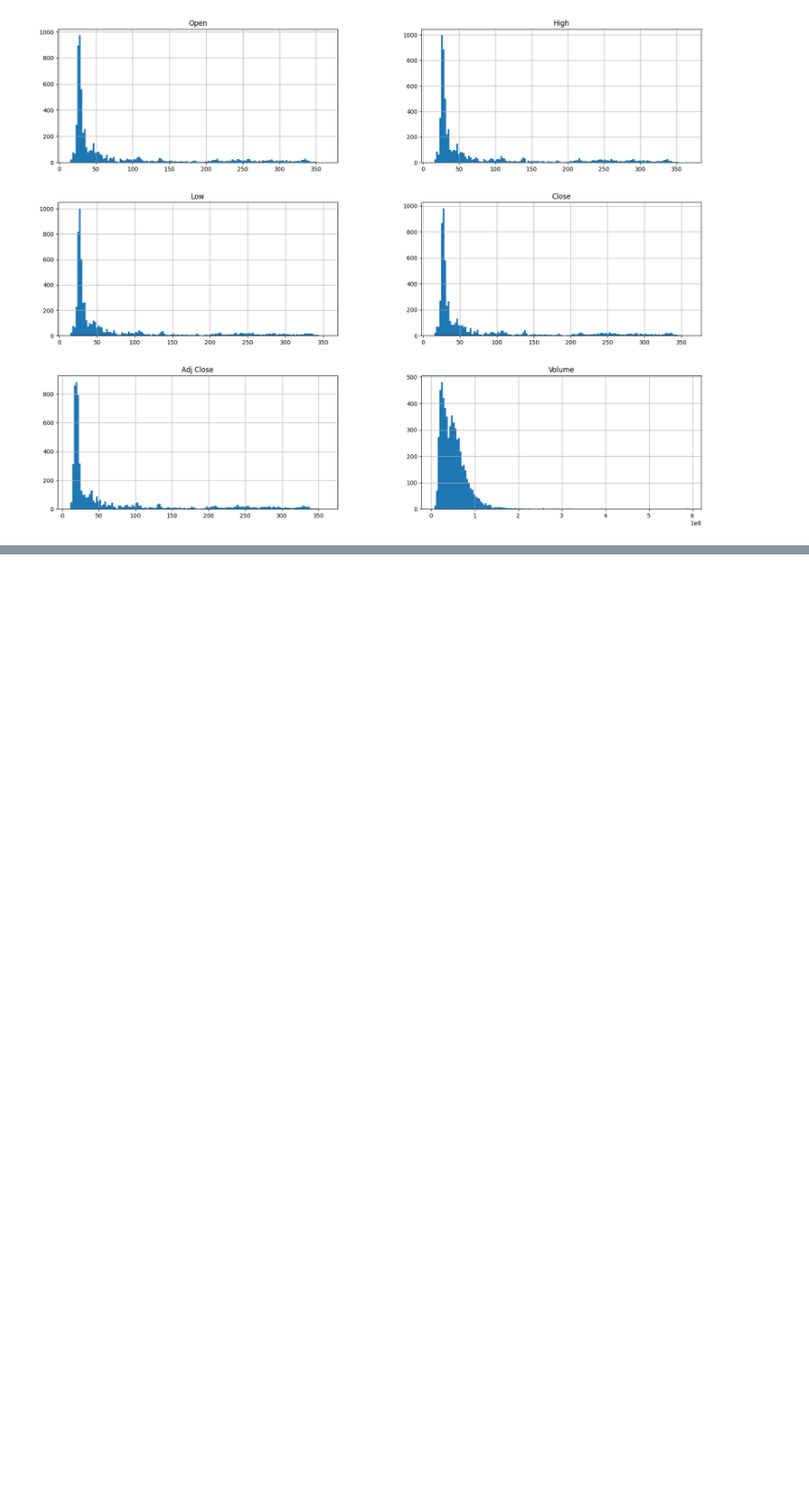
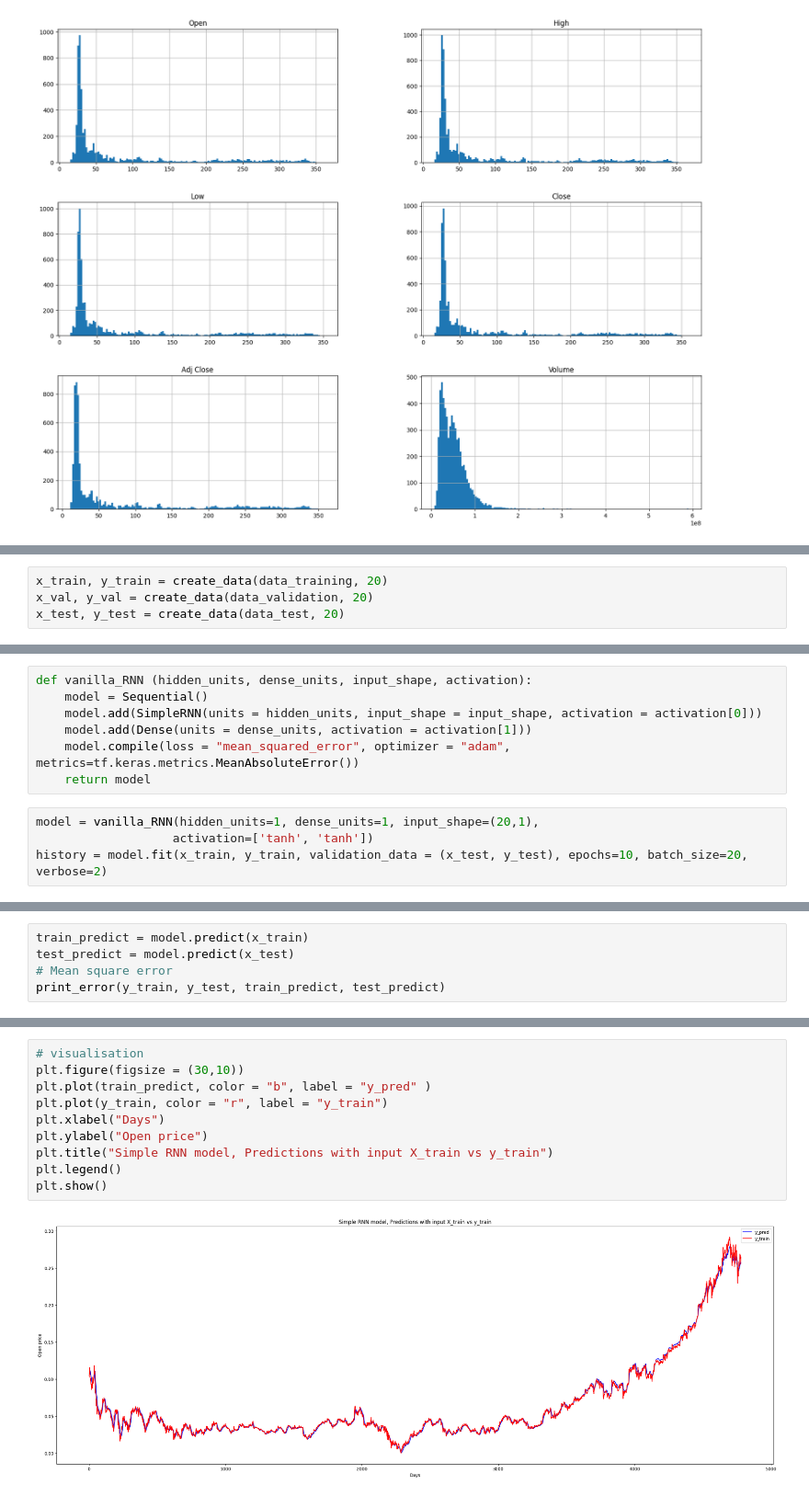
Before and after one commit to KaneZhao/deep-learning-assignments, a Jupyter notebook: assignment3/Assignment3.ipynb, the cells around one changed output, grey strips where cells are left out. Shown at 92% size. Saved outputs shown, nothing was run; the diff lists cells and outputs as text; blank space fills up the shorter version.

Commit message:
add vanilla RNN

```diff
--- a/assignment3/Assignment3.ipynb
+++ b/assignment3/Assignment3.ipynb
@@ -94,0 +147,4 @@ print(len(test_data))
+# %%
+x_train, y_train = create_data(data_training, 20)
+x_val, y_val = create_data(data_validation, 20)
+x_test, y_test = create_data(data_test, 20)
@@ -94,0 +192,11 @@ print(len(test_data))
+# %%
+def vanilla_RNN (hidden_units, dense_units, input_shape, activation):
+    model = Sequential()
+    model.add(SimpleRNN(units = hidden_units, input_shape = input_shape, activation = activation[0]))
+    model.add(Dense(units = dense_units, activation = activation[1]))
+    model.compile(loss = "mean_squared_error", optimizer = "adam", metrics=tf.keras.metrics.MeanAbsoluteError())
+    return model
+# %%
+model = vanilla_RNN(hidden_units=1, dense_units=1, input_shape=(20,1),
+                   activation=['tanh', 'tanh'])
+history = model.fit(x_train, y_train, validation_data = (x_test, y_test), epochs=10, batch_size=20, verbose=2)
@@ -94,0 +224,5 @@ print(len(test_data))
+# %%
+train_predict = model.predict(x_train)
+test_predict = model.predict(x_test)
+# Mean square error
+print_error(y_train, y_test, train_predict, test_predict)
@@ -94,0 +279,12 @@ print(len(test_data))
+# %%
+# visualisation
+plt.figure(figsize = (30,10))
+plt.plot(train_predict, color = "b", label = "y_pred" )
+plt.plot(y_train, color = "r", label = "y_train")
+plt.xlabel("Days")
+plt.ylabel("Open price")
+plt.title("Simple RNN model, Predictions with input X_train vs y_train")
+plt.legend()
+plt.show()
+# %% [output]
+[figure, added]
```
Also changed, not shown: parts of 23 cells of this notebook.
